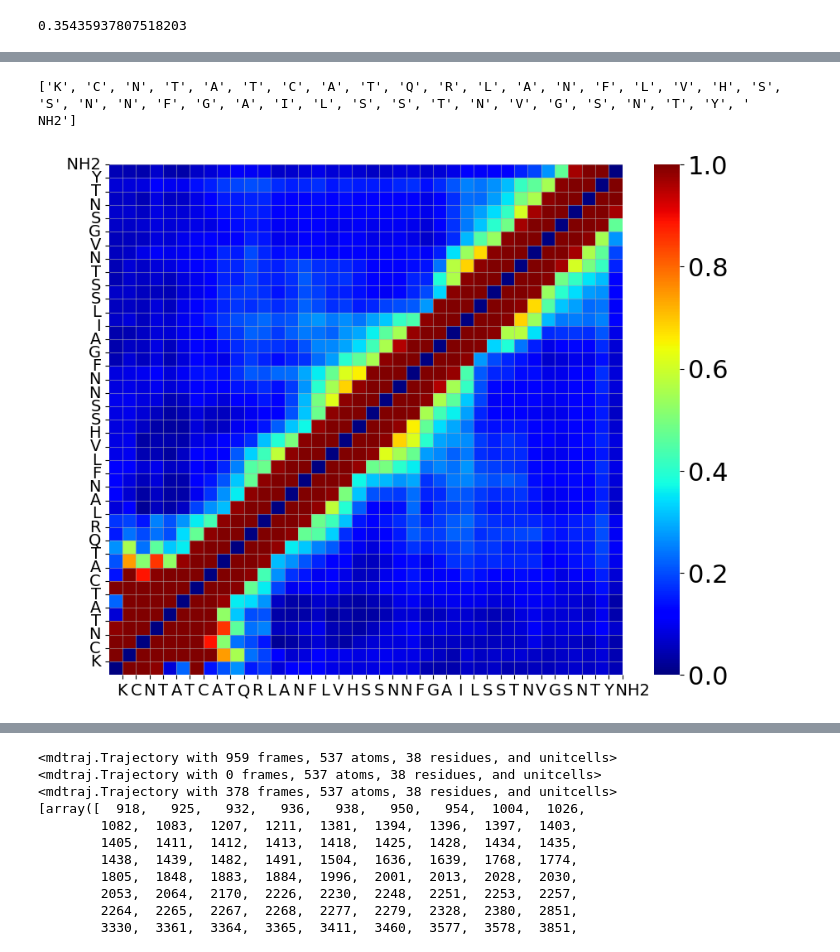
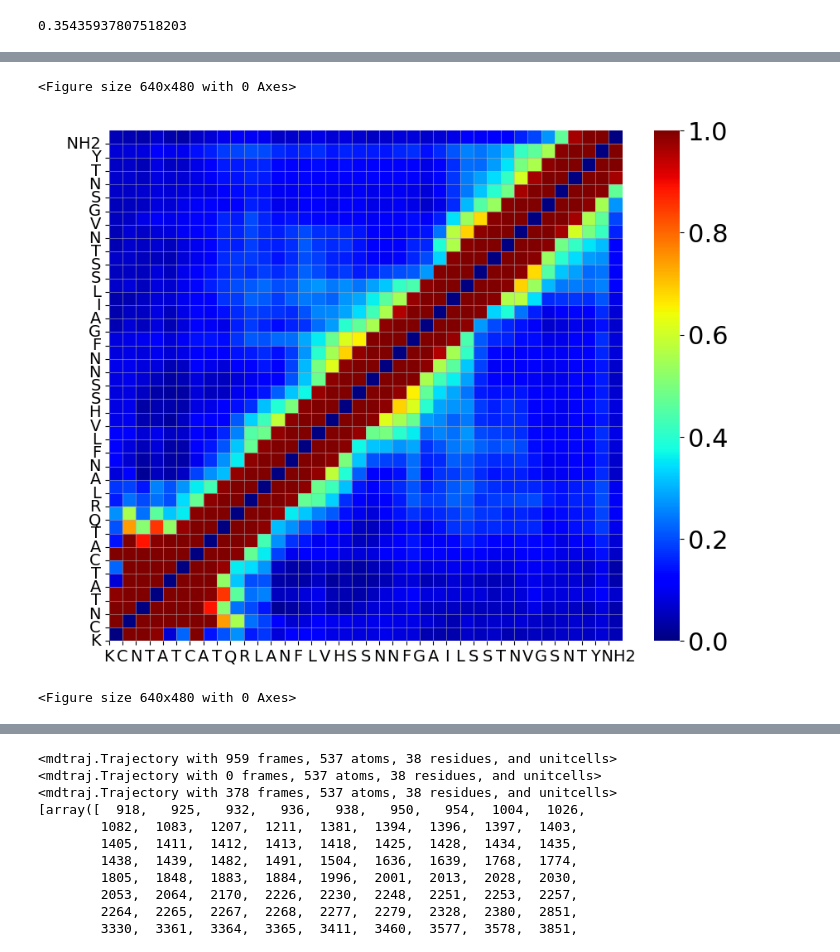
Before and after one commit to paulrobustelli/Garcia_hIAPP_monomer_binders_2025, a Jupyter notebook: hiapp_wt_apo/hiapp_wt_apo_simulation_analysis_300k.ipynb, the cells around one changed output, grey strips where cells are left out. Drawn from its saved outputs; the diff is of its cells as text; code cells hidden in the pictures.

```diff
--- a/hiapp_wt_apo/hiapp_wt_apo_simulation_analysis_300k.ipynb
+++ b/hiapp_wt_apo/hiapp_wt_apo_simulation_analysis_300k.ipynb
@@ -329,11 +331,11 @@ def calc_phipsi(trj):
     return(phipsi_array, psi_label, phi_label)
 # %%
 # put all our files
-outdir = './outdir_wt_IAPP_apo/'
-# !mkdir outdir_wt_IAPP_apo
-pdb = "../../structures/prot_wt_20reps.gro"
-rep0 = '/Users/f006j60/Robustelli_Group/IAPP/wt/pbc_trj_4us_trunc/pbc_1.xtc'
-helixpdb = "../../structures/helix_wt.pdb"
+outdir = './outdir_wt_hiapp_apo/'
+!mkdir $outdir
+pdb = "./hiapp_wt_apo.gro"
+rep0 = './hiapp_wt_apo_300k.xtc'
+helixpdb = "../helix_wt.pdb"
 
 print("outdir:", outdir)
 print("pdb:", pdb)
@@ -1197,33 +997,32 @@ for i in range(0, len(sequence)):
     sequence_ol.append(str(trj.topology.residue(i).code))
 sequence_ol = sequence_ol[:-1]
 sequence_ol.append("    NH2") # append NH2
-# %%
-print(sequence_ol)
-# %% [output]
-['K', 'C', 'N', 'T', 'A', 'T', 'C', 'A', 'T', 'Q', 'R', 'L', 'A', 'N', 'F', 'L', 'V', 'H', 'S', 'S', 'N', 'N', 'F', 'G', 'A', 'I', 'L', 'S', 'S', 'T', 'N', 'V', 'G', 'S', 'N', 'T', 'Y', '    NH2']
 # %%
 import matplotlib as mpl
 mpl.rcParams.update(mpl.rcParamsDefault)
 contact_map = final_map
 
+plt.clf()
 # Make distance map
 fig = plt.figure(figsize=(10, 8))
 ax = fig.add_subplot(111)
 im = sns.heatmap(contact_map, cmap='jet', ax=ax)
 ax.grid(which='both', alpha=0.5)
-plt.xticks(residue_number_offsetres, sequence_ol, rotation=0, size=14)
-plt.yticks(residue_number_offsetres, sequence_ol, rotation=0, size=14)
+plt.xticks(np.arange(0, len(residue_number_offsetres)), sequence_ol, rotation=0, size=14)
+plt.yticks(np.arange(0, len(residue_number_offsetres)), sequence_ol, rotation=0, size=14)
 cbar = im.collections[0].colorbar
 cbar.ax.tick_params(labelsize=22)
 ax.invert_yaxis()
-
+plt.show()
 
 np.savetxt(outdir+'contactmap.dat', final_map)
 plt.savefig(outdir+'contact_map.png')
 plt.savefig(outdir+'contact_map.pdf')
 plt.show()
 # %% [output]
+<Figure size 640x480 with 0 Axes>
-[figure, old version]
+[figure, new version]
+<Figure size 640x480 with 0 Axes>
 # %%
 plt.figure(figsize=(3.6,2.7))
 a, xedges, yedges = np.histogram2d(
```
Also changed, not shown: parts of 53 cells of this notebook, 33 other files.
